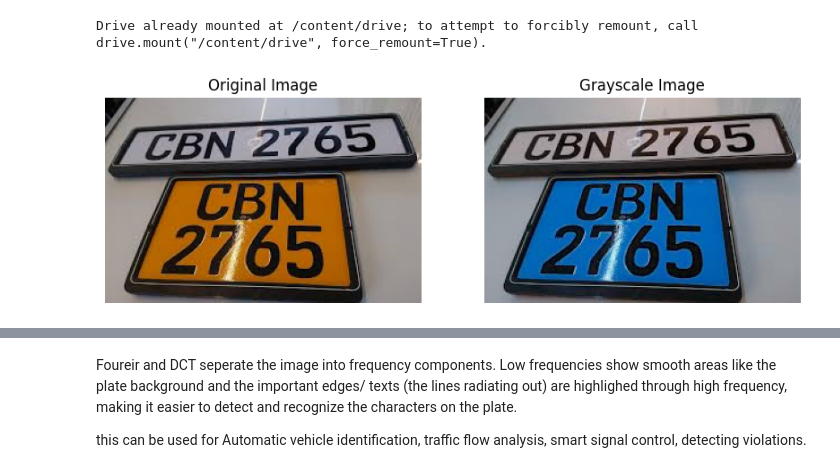
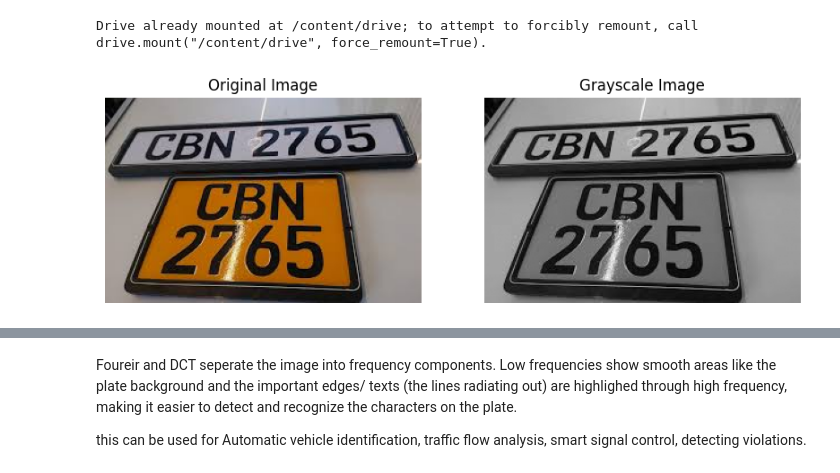
Before and after one commit to Faara34/-Optimisation-of-Travel-Routes-in-Colombo-Using-Python, a Jupyter notebook: Mathcw.ipynb, the cells around one changed output, grey strips where cells are left out. Saved outputs shown, nothing was run; the diff lists cells and outputs as text; code cells hidden in the pictures.

```diff
--- a/Mathcw.ipynb
+++ b/Mathcw.ipynb
@@ -199,16 +197,16 @@ gray = cv2.cvtColor(img, cv2.COLOR_BGR2GRAY)
 # %%
 #display orginal and grey scale
 plt.figure(figsize=(10,5))
 plt.subplot(1,2,1)
 plt.imshow(img_rgb)
 plt.title('Original Image')
 plt.axis('off')
 
 plt.subplot(1,2,2)
-plt.imshow(img, cmap='gray')
+plt.imshow(gray, cmap='gray')
 plt.title('Grayscale Image')
 plt.axis('off')
 
 plt.show()
 # %% [output]
-[figure, old version]
+[figure, new version]
```
Also changed, not shown: parts of 8 cells of this notebook.
